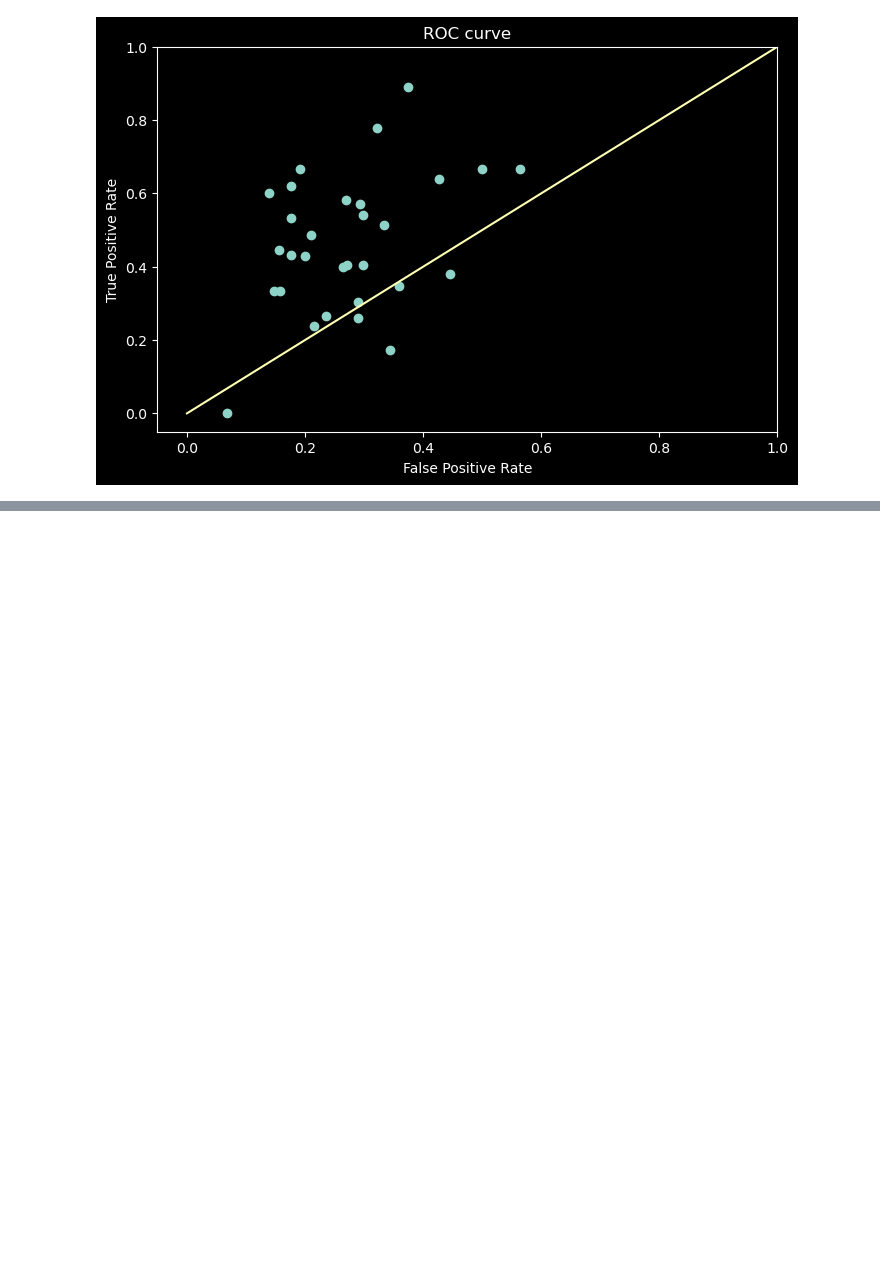
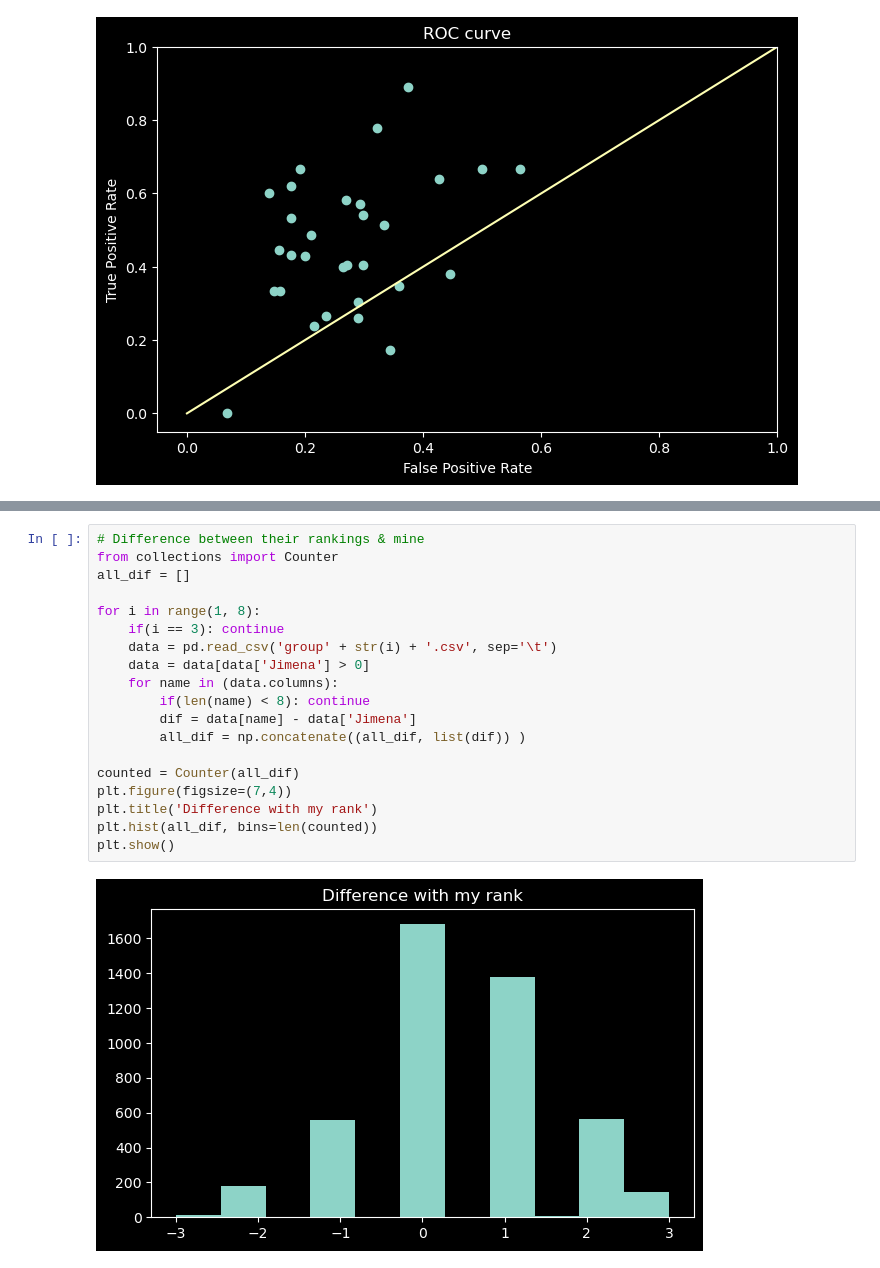
Before and after one commit to JimenaGonzalez/Searching-double-lenses, a Jupyter notebook: vit_cnn_multiclass/results/visual_inspection/Inspection_data/Calibration.ipynb, the cells around one changed output, grey strips where cells are left out. Drawn from its saved outputs; the diff is of its cells as text; blank space fills up the shorter version.

```diff
--- a/vit_cnn_multiclass/results/visual_inspection/Inspection_data/Calibration.ipynb
+++ b/vit_cnn_multiclass/results/visual_inspection/Inspection_data/Calibration.ipynb
@@ -65,0 +110,21 @@ plt.show()
+# %%
+# Difference between their rankings & mine
+from collections import Counter
+all_dif = []
+
+for i in range(1, 8):
+    if(i == 3): continue
+    data = pd.read_csv('group' + str(i) + '.csv', sep='\t')
+    data = data[data['Jimena'] > 0]
+    for name in (data.columns):
+        if(len(name) < 8): continue
+        dif = data[name] - data['Jimena']
+        all_dif = np.concatenate((all_dif, list(dif)) )
+
+counted = Counter(all_dif)
+plt.figure(figsize=(7,4))
+plt.title('Difference with my rank')
+plt.hist(all_dif, bins=len(counted))
+plt.show()
+# %% [output]
+[figure, added]
```
Also changed, not shown: parts of 5 cells of this notebook.
